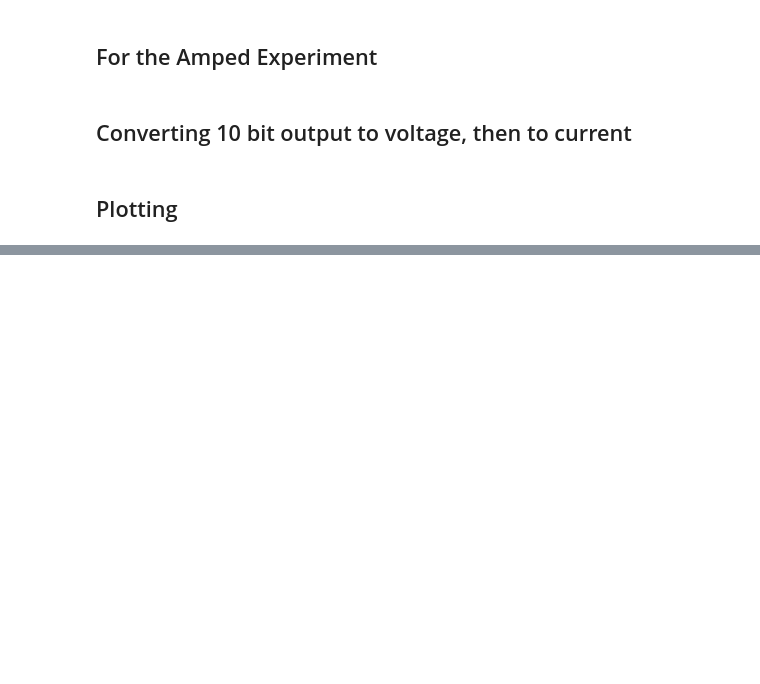
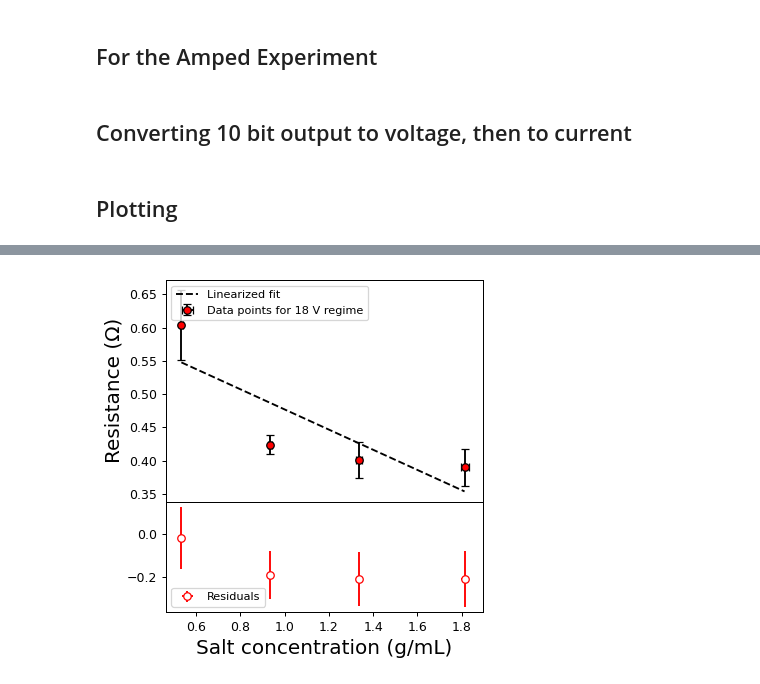
Before and after one commit to hexaquarks/PHYS339, a Jupyter notebook: LabFinal.ipynb, the cells around one changed output, grey strips where cells are left out. Saved outputs shown, nothing was run; the diff lists cells and outputs as text; code cells hidden in the pictures; blank space fills up the shorter version.

```diff
--- a/LabFinal.ipynb
+++ b/LabFinal.ipynb
@@ -565,0 +726,81 @@ legend.get_frame().set_edgecolor("black")
+# %%
+import matplotlib.pyplot as plt
+
+fig, (a0, a1) = plt.subplots(
+     2,
+     1,
+     gridspec_kw={
+     "height_ratios": [2, 1],
+     "hspace": 0,
+     },
+     figsize=(4.5,4.5),
+     dpi=90
+)
+
+fit18Volt = [linearFit(x, m_18Vresistance , b_18Vresistance) for x in concentration18Volt]
+
+a0.errorbar(
+    x=concentration18Volt,
+    y=resistances18Volt,
+    xerr = concentration18VoltError,
+    yerr = resistances18VoltError,
+    fmt='ro', ecolor="black",mec="black", capsize=3,
+    label = "Data points for 18 V regime")
+
+a0.plot(
+    concentration18Volt,
+    fit18Volt,
+    '--',
+    color='black',
+    label="Linearized fit")
+
+#residual ploting
+residuals18Volt, residuals18Volt_error = [
+     list(values)
+     for values in zip(*[
+             residual(x, x_error, y, y_error, m_18Vresistance, m_18Vresistance_error, b_18Vresistance, b_18Vresistance_error)
+             for x, x_error, y, y_error in zip(
+                     mass18Volt, mass18VoltError,
+                     resistances18Volt, resistances18VoltError
+             )
+     ])
+]
+
+a1.errorbar(
+     concentration18Volt,
+     residuals18Volt,
+     xerr=concentration18VoltError,
+     yerr=residuals18Volt_error,
+     fmt="r.",
+     marker="o",
+     markerfacecolor="white",
+     label="Residuals",
+     color= "red"
+)
+
+a1.set_xlabel('Salt concentration (g/mL)', fontsize=16)
+a0.set_ylabel('Resistance (Ω)', fontsize = 16)
+
+## plot annotation
+# a0.text(300, 11.0, r"$m_A = 0.0046(2)$", horizontalalignment='left',
+#           verticalalignment='center', fontsize=12, color="blue")
+# a0.text(300, 9.5, r"$b_A = - 1.14(4)$", horizontalalignment='left',
+#           verticalalignment='center', fontsize=12, color="blue")
+
+
+a0.legend(loc="upper left", fontsize=9)
+a1.legend(loc="lower left", fontsize=9)
+fig.tight_layout()
+
+
+
+print(concentration18Volt[0])
+print(concentration18Volt[1])
+print(concentration18Volt[2])
+print(concentration18Volt[3])
+print("---")
+print(concentration18VoltError[0])
+print(concentration18VoltError[1])
+print(concentration18VoltError[2])
+print(concentration18VoltError[3])
+# %% [output]
@@ -565,0 +816 @@ legend.get_frame().set_edgecolor("black")
+[figure, added]
```
Also changed, not shown: parts of 9 cells of this notebook.
